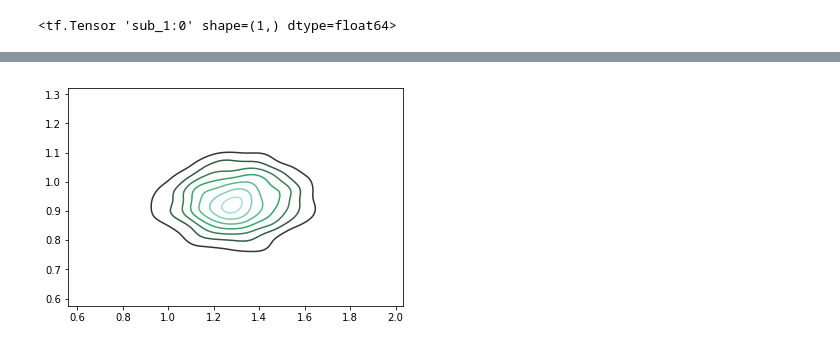
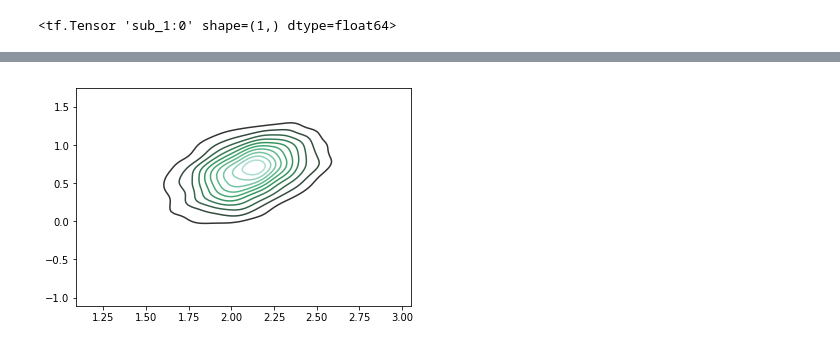
Before and after one commit to npetrenko/real_nvp, a Jupyter notebook: regression.ipynb, the cells around one changed output, grey strips where cells are left out. Cells and saved outputs as stored; diff of their text form; code cells hidden in the pictures.

Commit message:
removed mean reduction for logj

```diff
--- a/regression.ipynb
+++ b/regression.ipynb
@@ -19,11 +20,11 @@ y.dtype
 dtype('float64')
 # %%
 dim = 4
-# conf = [[NVPFlow(dim, 'nvp{}'.format(i)),
-#         ResFlow(dim, 'res{}'.format(i))] for i in range(16)]
-# conf = sum(conf, [])
+conf = [[NVPFlow(dim, 'nvp{}'.format(i)),
+        ResFlow(dim, 'res{}'.format(i))] for i in range(6)]
+conf = sum(conf, [])
 
-conf = [Linear(dim)]
+# conf = [Linear(dim)]
 
 appr = DFlow(conf)
 # %%
@@ -33,7 +34,7 @@ observ_d = Normal(dim=None, sigma=ystd)
 
 eps = y - X[:,0]*coefs[0] - X[:,1]*coefs[1] - X[:,2]*coefs[2]- coefs[3]
 
-logl = observ_d.logdens(eps, full_reduce=False)
+logl = observ_d.logdens(eps, full_reduce=True)
 # %%
 logl
 # %% [output]
@@ -45,7 +46,8 @@ prior
 # %% [output]
 <tf.Tensor 'Sum_2:0' shape=() dtype=float64>
 # %%
-gain = tf.reduce_mean(logl) + (prior - appr.logdens)/tf.cast(logl.shape[0], floatX)
+gain = logl + prior - appr.logdens
+gain /= N
 # %%
 logl
 # %% [output]
@@ -55,7 +57,7 @@ appr.logdens
 # %% [output]
 <tf.Tensor 'sub_1:0' shape=(1,) dtype=float64>
 # %%
-opt = tf.train.GradientDescentOptimizer(0.001).minimize(-gain)
+opt = tf.train.GradientDescentOptimizer(0.0001).minimize(-gain)
 # %%
 sess = tf.InteractiveSession()
 # %%
@@ -82,10 +84,10 @@ for _ in range(3000):
     samples.append(coefs.eval({phase: False}))
 samples = np.array(samples)
 # %%
-sns.kdeplot(samples[:,0], samples[:,1])
+sns.kdeplot(samples[:,0], samples[:,2])
 plt.show()
 # %% [output]
-[figure, old version]
+[figure, new version]
 # %%
 samples.mean(axis=0)
 # %% [output]
```
Also changed, not shown: parts of 6 cells of this notebook, 1 other file.
